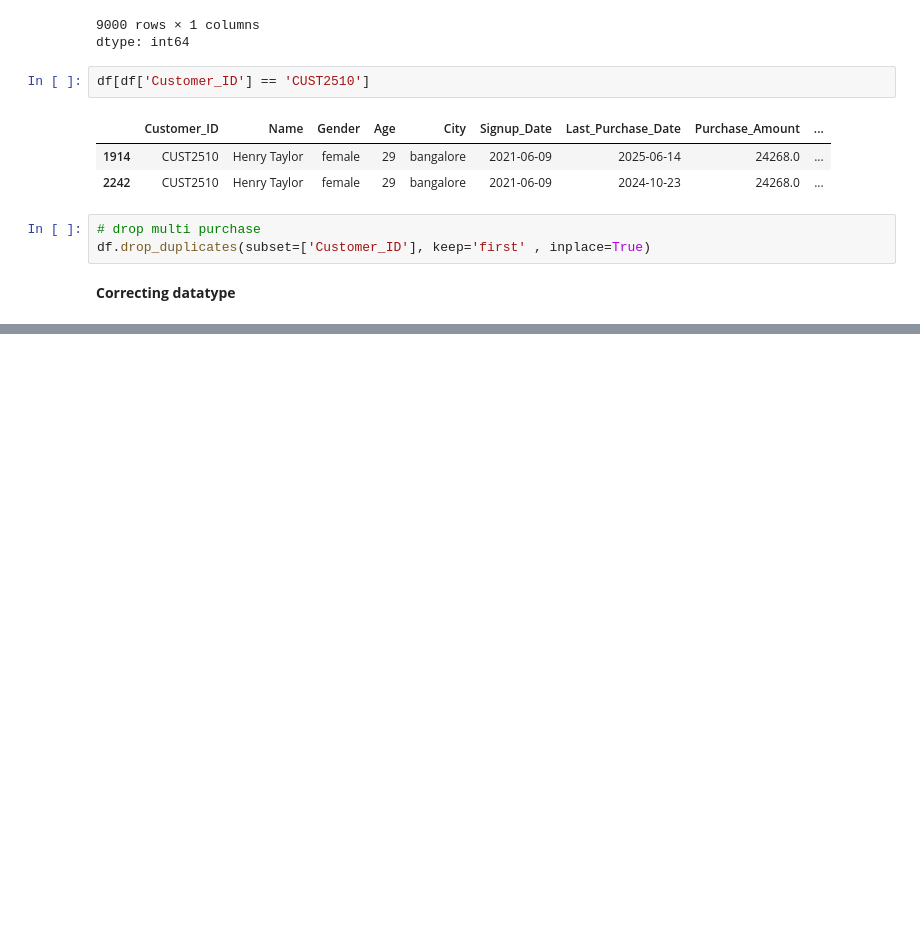
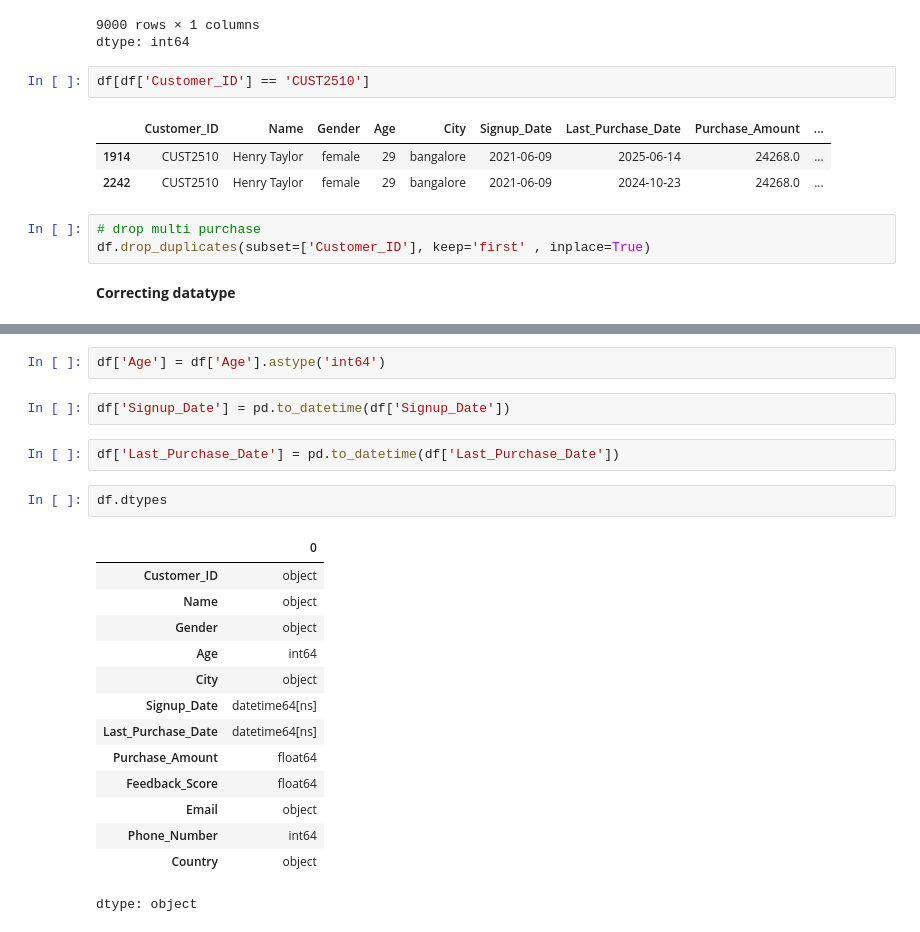
Before and after one commit to rajendra0968jangid/data_cleaning_sales_data, a Jupyter notebook: data_cleaning.ipynb, the cells around one changed output, grey strips where cells are left out. Saved outputs shown, nothing was run; the diff lists cells and outputs as text; blank space fills up the shorter version.

```diff
--- a/data_cleaning.ipynb
+++ b/data_cleaning.ipynb
@@ -450,0 +501,23 @@ df.drop_duplicates(subset=['Customer_ID'], keep='first' , inplace=True)
+# %%
+df['Age'] = df['Age'].astype('int64')
+# %%
+df['Signup_Date'] = pd.to_datetime(df['Signup_Date'])
+# %%
+df['Last_Purchase_Date'] = pd.to_datetime(df['Last_Purchase_Date'])
+# %%
+df.dtypes
+# %% [output]
+|  | 0 |
+| Customer_ID | object |
+| Name | object |
+| Gender | object |
+| Age | int64 |
+| City | object |
+| Signup_Date | datetime64[ns] |
+| Last_Purchase_Date | datetime64[ns] |
+| Purchase_Amount | float64 |
+| Feedback_Score | float64 |
+| Email | object |
+| Phone_Number | int64 |
+| Country | object |
+dtype: object
```
Also changed, not shown: parts of 12 cells of this notebook.
